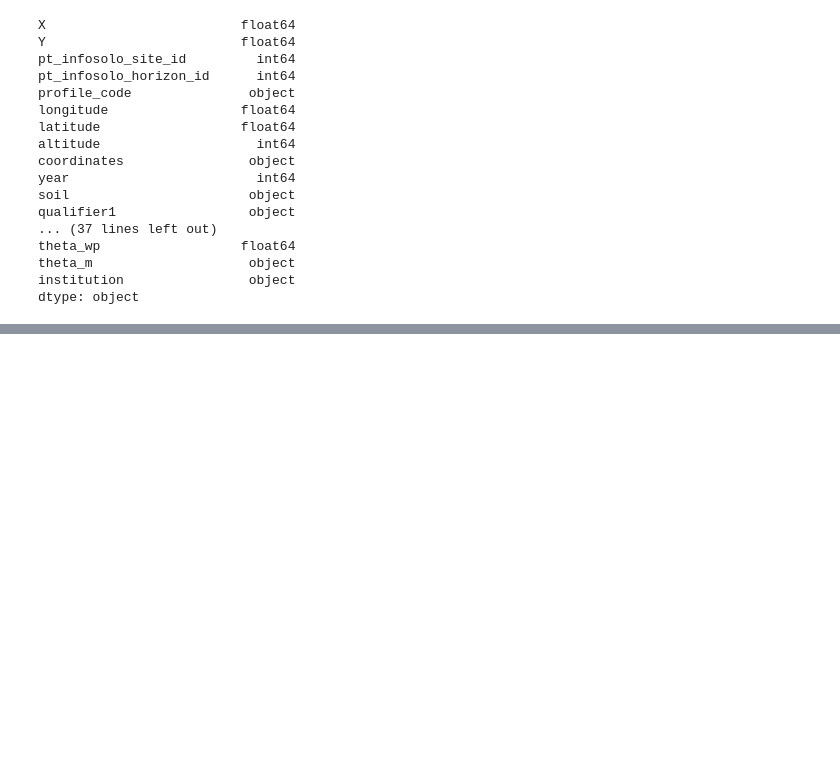
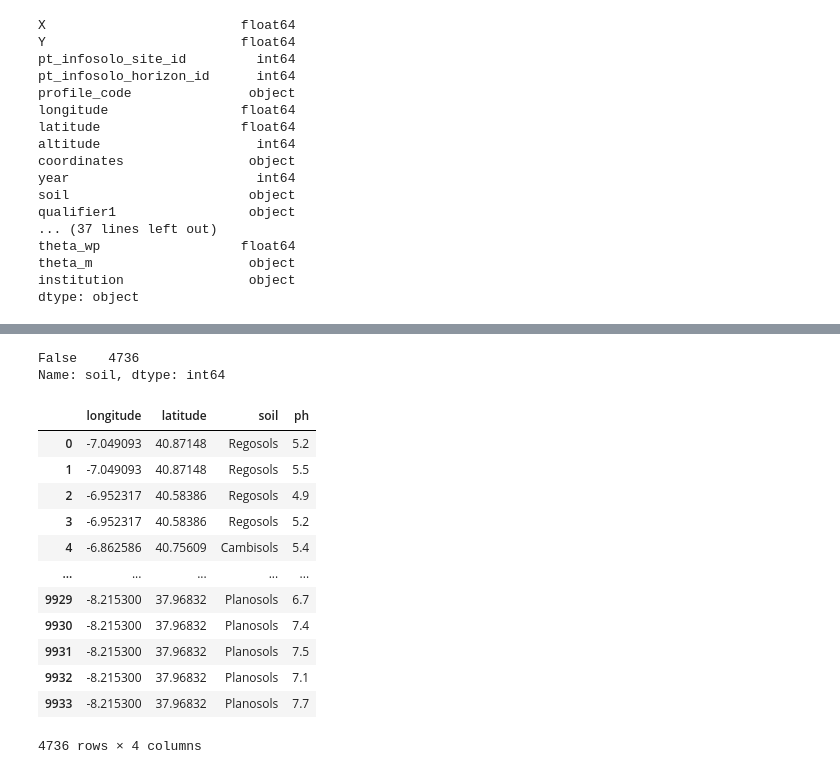
Before and after one commit to Johanvandeglind/cm_red_wine_group_7, a Jupyter notebook: Test_Geo.ipynb, the cells around one changed output, grey strips where cells are left out. Saved outputs shown, nothing was run; the diff lists cells and outputs as text; code cells hidden in the pictures; blank space fills up the shorter version.

```diff
--- a/Test_Geo.ipynb
+++ b/Test_Geo.ipynb
@@ -131,0 +111,31 @@ Created in <span style='font-weight:600;margin-left:4px;'>Deepnote</span></a>
+# %%
+# Checking if there are still rows without a soil value
+geo_tmp['soil'].isnull().value_counts()
+# %% [output]
+False    4736
+Name: soil, dtype: int64
+# %%
+#Dropping unnecessary columns
+
+geo_tmp.drop(['X', 'Y', 'pt_infosolo_site_id', 'pt_infosolo_horizon_id',
+       'profile_code', 'altitude', 'coordinates',
+       'year', 'qualifier1', 'qualifier2', 'qualifier3', 'wrb_m',
+       'parent_material', 'land_use', 'hor_top', 'hor_bot', 'hor_name',
+       'coarse', 'cs', 'fs', 'si', 'c', 'texture_m', 'bd', 'bd_m', 'oc',
+       'oc_m', 'n', 'n_m', 'p', 'p_m', 'k', 'k_m', 'ph_m', 'caco3',
+       'caco3_m', 'ca_ex', 'mg_ex', 'k_ex', 'na_ex', 'cations_m', 'cec',
+       'cec_m', 'v', 'theta_fc', 'theta_wp', 'theta_m', 'institution'], axis=1)
+# %% [output]
+|  | longitude | latitude | soil | ph |
+| 0 | -7.049093 | 40.87148 | Regosols | 5.2 |
+| 1 | -7.049093 | 40.87148 | Regosols | 5.5 |
+| 2 | -6.952317 | 40.58386 | Regosols | 4.9 |
+| 3 | -6.952317 | 40.58386 | Regosols | 5.2 |
+| 4 | -6.862586 | 40.75609 | Cambisols | 5.4 |
+| ... | ... | ... | ... | ... |
+| 9929 | -8.215300 | 37.96832 | Planosols | 6.7 |
+| 9930 | -8.215300 | 37.96832 | Planosols | 7.4 |
+| 9931 | -8.215300 | 37.96832 | Planosols | 7.5 |
+| 9932 | -8.215300 | 37.96832 | Planosols | 7.1 |
+| 9933 | -8.215300 | 37.96832 | Planosols | 7.7 |
+4736 rows × 4 columns
```
Also changed, not shown: parts of 30 cells of this notebook, 6 other files.
